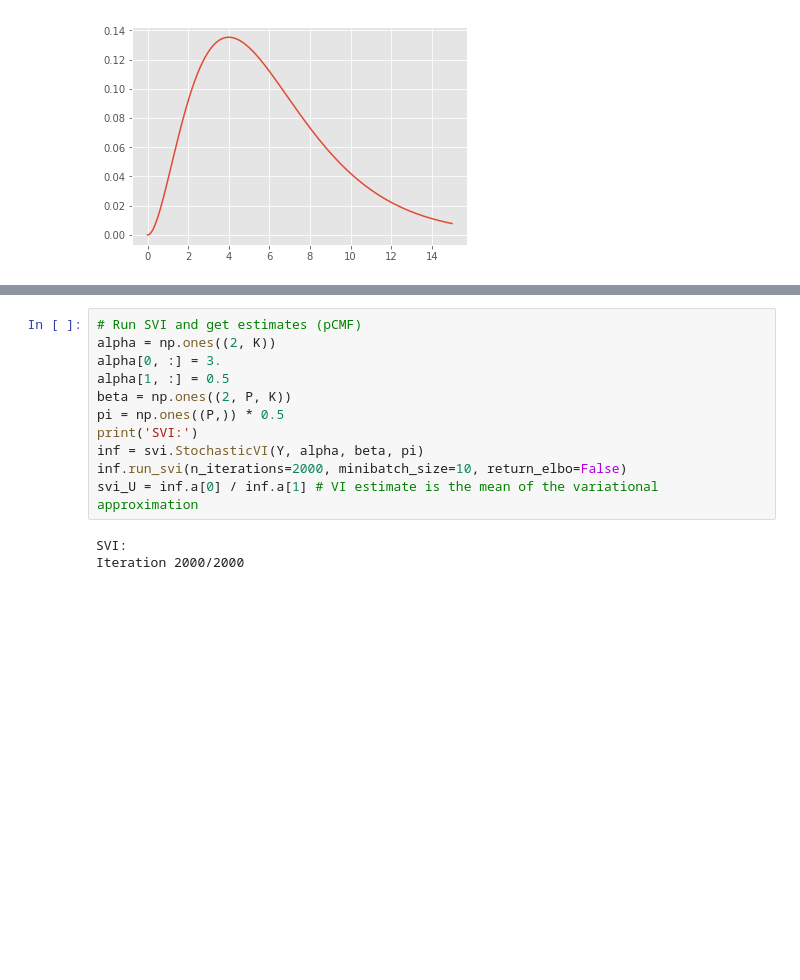
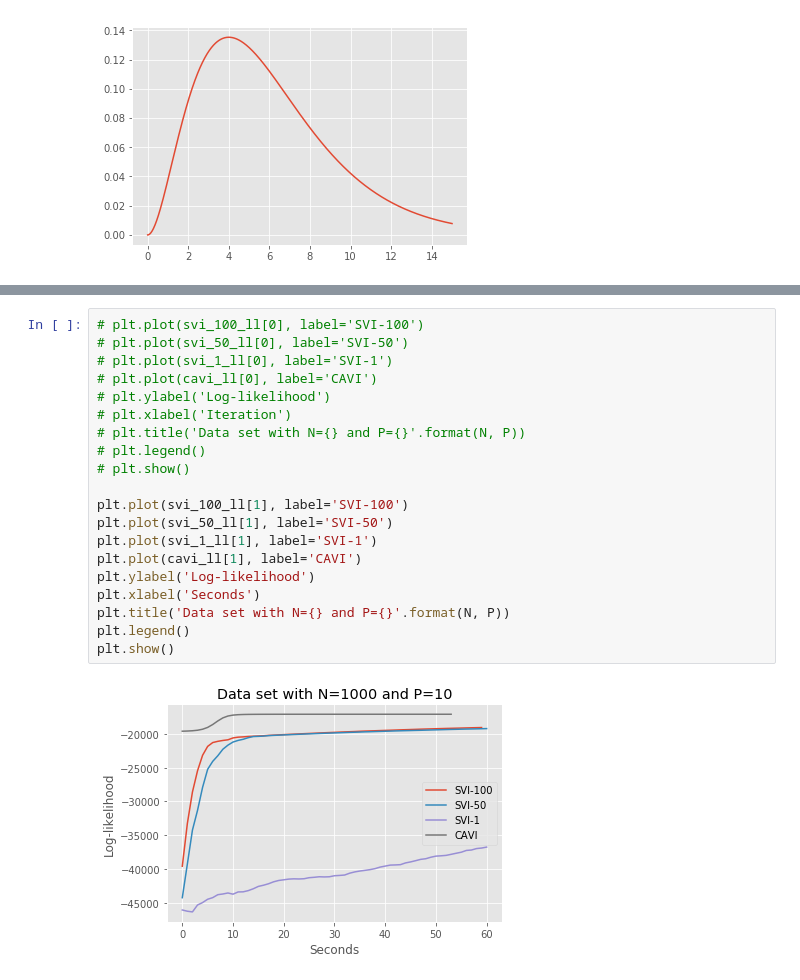
Before and after one commit to pedrofale/mpCMF, a Jupyter notebook: notebooks/pCMF with SVI.ipynb, the cells around one changed output, grey strips where cells are left out. Drawn from its saved outputs; the diff is of its cells as text; blank space fills up the shorter version.

```diff
--- a/notebooks/pCMF with SVI.ipynb
+++ b/notebooks/pCMF with SVI.ipynb
@@ -81,15 +101,23 @@ Iteration 200/200
-# %%
-# Run SVI and get estimates (pCMF)
-alpha = np.ones((2, K))
-alpha[0, :] = 3.
-alpha[1, :] = 0.5
-beta = np.ones((2, P, K))
-pi = np.ones((P,)) * 0.5
-print('SVI:')
-inf = svi.StochasticVI(Y, alpha, beta, pi)
-inf.run_svi(n_iterations=2000, minibatch_size=10, return_elbo=False)
-svi_U = inf.a[0] / inf.a[1] # VI estimate is the mean of the variational approximation
-# %% [output]
-SVI:
-Iteration 2000/2000
+# %%
+# plt.plot(svi_100_ll[0], label='SVI-100')
+# plt.plot(svi_50_ll[0], label='SVI-50')
+# plt.plot(svi_1_ll[0], label='SVI-1')
+# plt.plot(cavi_ll[0], label='CAVI')
+# plt.ylabel('Log-likelihood')
+# plt.xlabel('Iteration')
+# plt.title('Data set with N={} and P={}'.format(N, P))
+# plt.legend()
+# plt.show()
+
+plt.plot(svi_100_ll[1], label='SVI-100')
+plt.plot(svi_50_ll[1], label='SVI-50')
+plt.plot(svi_1_ll[1], label='SVI-1')
+plt.plot(cavi_ll[1], label='CAVI')
+plt.ylabel('Log-likelihood')
+plt.xlabel('Seconds')
+plt.title('Data set with N={} and P={}'.format(N, P))
+plt.legend()
+plt.show()
+# %% [output]
+[figure, added]
 # %%
```
Also changed, not shown: parts of 3 cells of this notebook.
